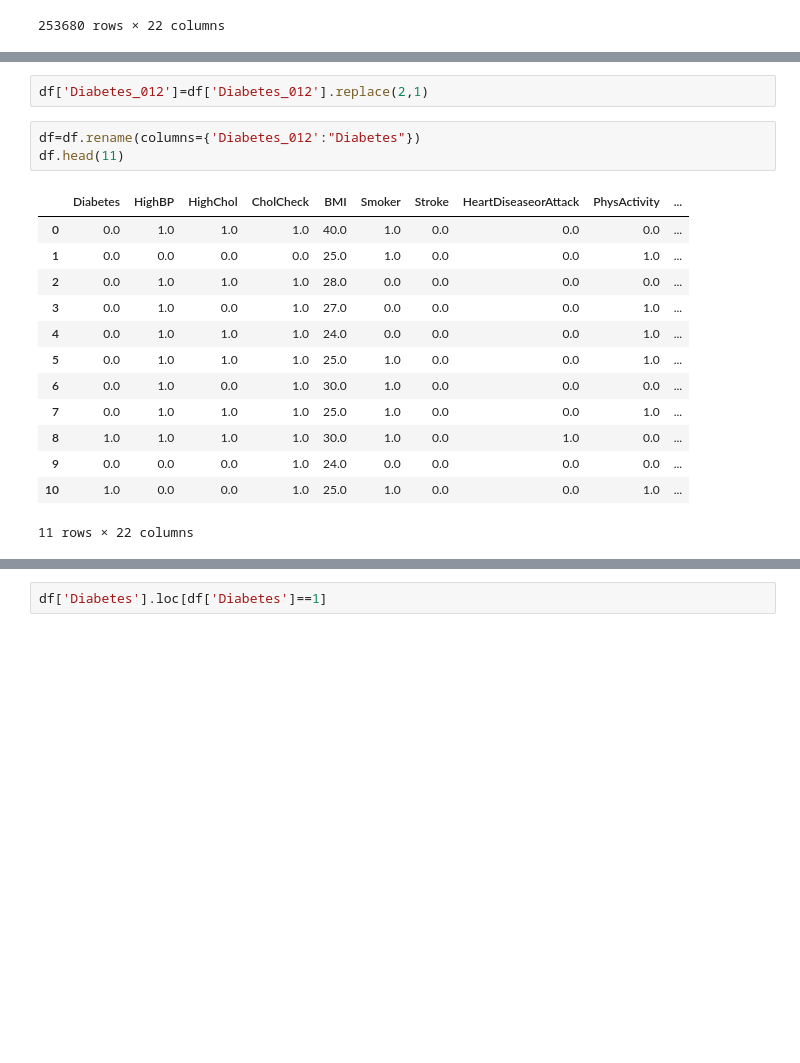
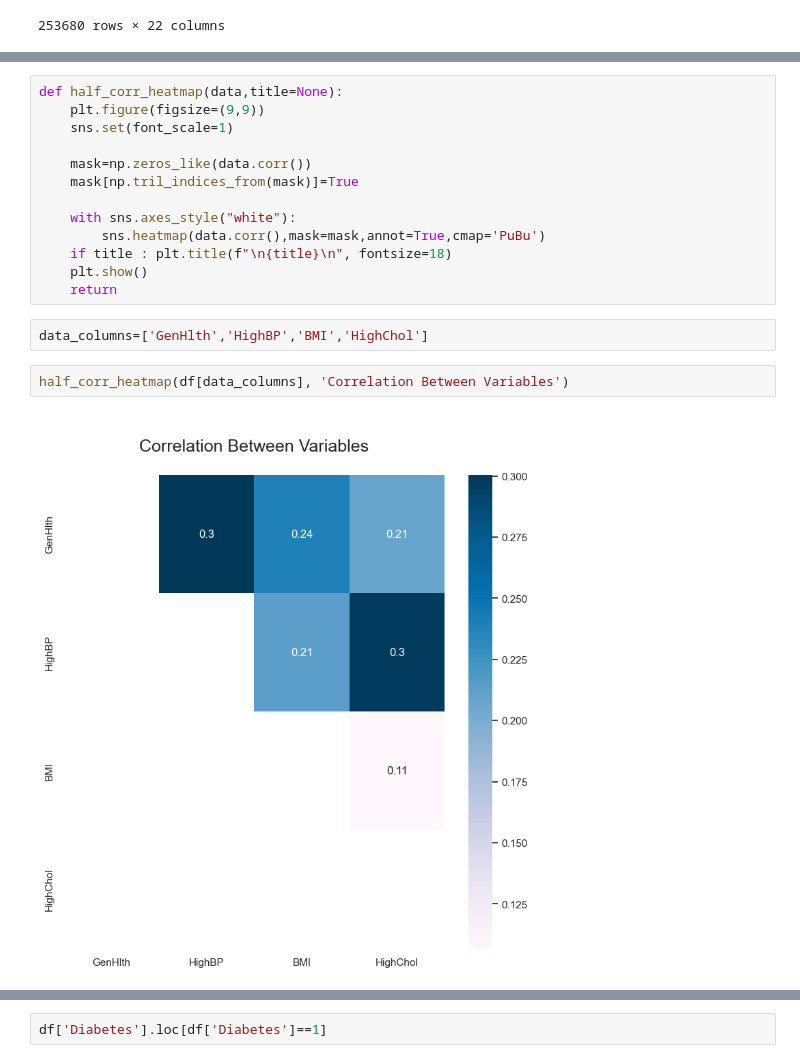
Before and after one commit to sangdev-0503/DiabetesDisease, a Jupyter notebook: DiabetesDisease.ipynb, the cells around one changed output, grey strips where cells are left out. Saved outputs shown, nothing was run; the diff lists cells and outputs as text; blank space fills up the shorter version.

```diff
--- a/DiabetesDisease.ipynb
+++ b/DiabetesDisease.ipynb
@@ -23,19 +127,19 @@ df
+# %%
+def half_corr_heatmap(data,title=None):
+    plt.figure(figsize=(9,9))
+    sns.set(font_scale=1)
+
+    mask=np.zeros_like(data.corr())
+    mask[np.tril_indices_from(mask)]=True
+
+    with sns.axes_style("white"):
+        sns.heatmap(data.corr(),mask=mask,annot=True,cmap='PuBu')
+    if title : plt.title(f"\n{title}\n", fontsize=18)
+    plt.show()
+    return
+# %%
+data_columns=['GenHlth','HighBP','BMI','HighChol']
 # %%
-df['Diabetes_012']=df['Diabetes_012'].replace(2,1)
+half_corr_heatmap(df[data_columns], 'Correlation Between Variables')
+# %% [output]
+[figure, added]
-# %%
-df=df.rename(columns={'Diabetes_012':"Diabetes"})
-df.head(11)
-# %% [output]
-|  | Diabetes | HighBP | HighChol | CholCheck | BMI | Smoker | Stroke | HeartDiseaseorAttack | PhysActivity | ... |
-| 0 | 0.0 | 1.0 | 1.0 | 1.0 | 40.0 | 1.0 | 0.0 | 0.0 | 0.0 | ... |
-| 1 | 0.0 | 0.0 | 0.0 | 0.0 | 25.0 | 1.0 | 0.0 | 0.0 | 1.0 | ... |
-| 2 | 0.0 | 1.0 | 1.0 | 1.0 | 28.0 | 0.0 | 0.0 | 0.0 | 0.0 | ... |
-| 3 | 0.0 | 1.0 | 0.0 | 1.0 | 27.0 | 0.0 | 0.0 | 0.0 | 1.0 | ... |
-| 4 | 0.0 | 1.0 | 1.0 | 1.0 | 24.0 | 0.0 | 0.0 | 0.0 | 1.0 | ... |
-| 5 | 0.0 | 1.0 | 1.0 | 1.0 | 25.0 | 1.0 | 0.0 | 0.0 | 1.0 | ... |
-| 6 | 0.0 | 1.0 | 0.0 | 1.0 | 30.0 | 1.0 | 0.0 | 0.0 | 0.0 | ... |
-| 7 | 0.0 | 1.0 | 1.0 | 1.0 | 25.0 | 1.0 | 0.0 | 0.0 | 1.0 | ... |
-| 8 | 1.0 | 1.0 | 1.0 | 1.0 | 30.0 | 1.0 | 0.0 | 1.0 | 0.0 | ... |
-| 9 | 0.0 | 0.0 | 0.0 | 1.0 | 24.0 | 0.0 | 0.0 | 0.0 | 0.0 | ... |
-| 10 | 1.0 | 0.0 | 0.0 | 1.0 | 25.0 | 1.0 | 0.0 | 0.0 | 1.0 | ... |
-11 rows × 22 columns
```
Also changed, not shown: parts of 18 cells of this notebook, 2 other files.
